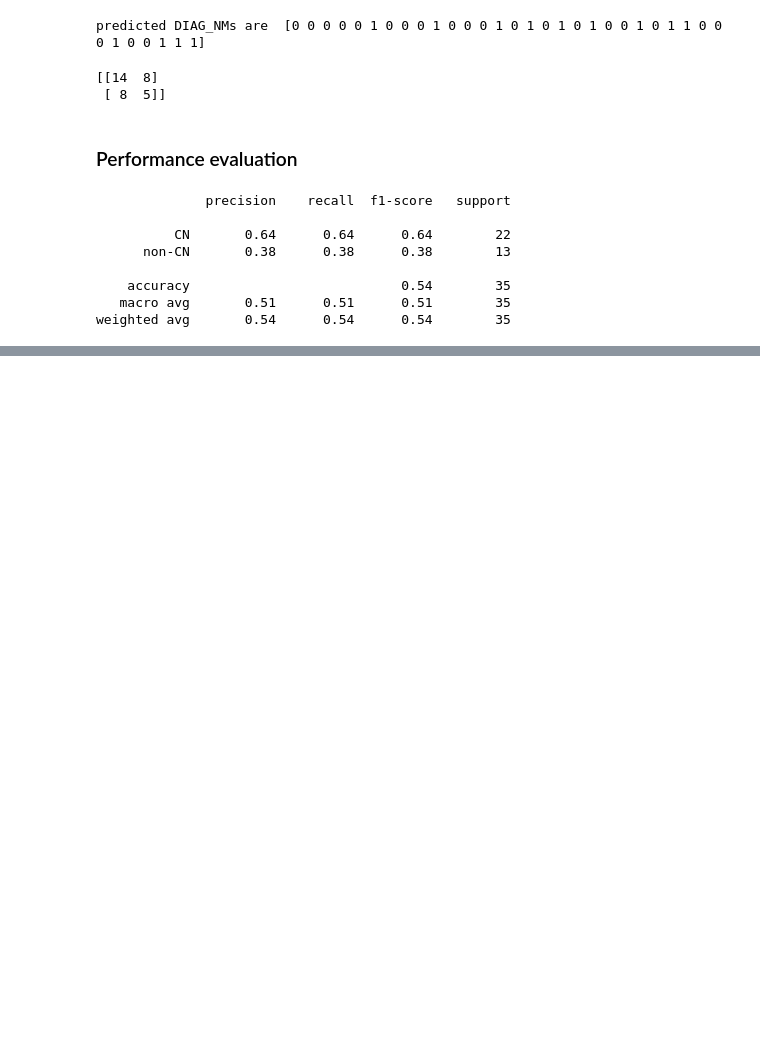
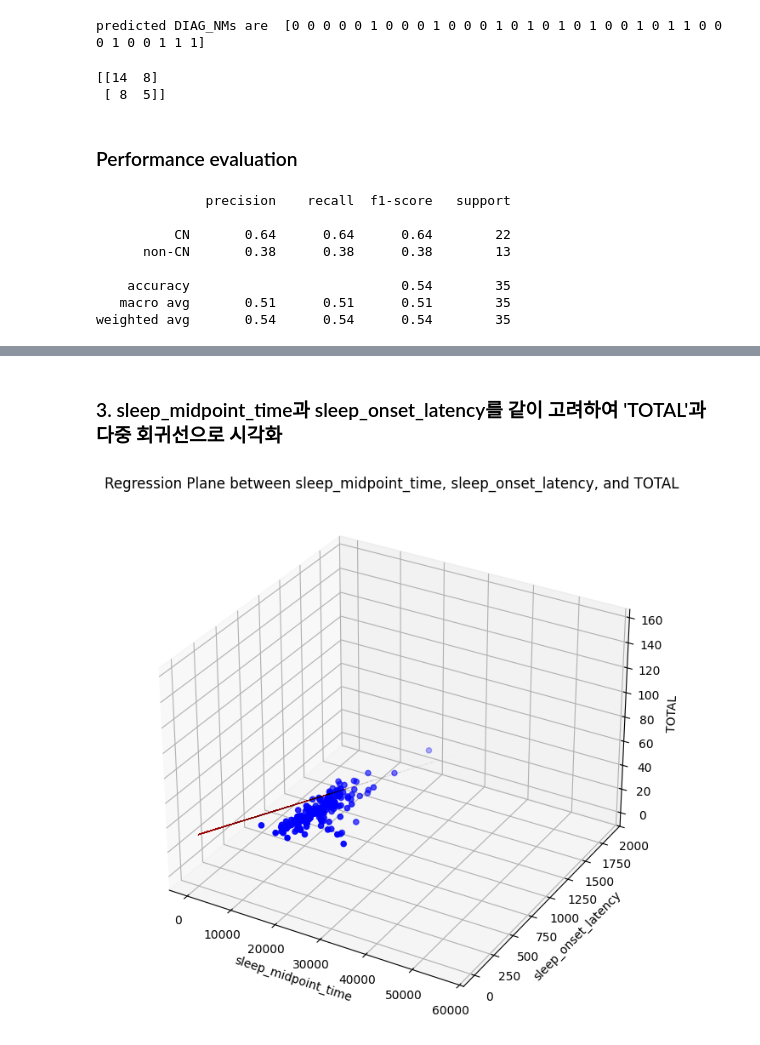
Before and after one commit to raewoo0908/INE2018, a Jupyter notebook: project.ipynb, the cells around one changed output, grey strips where cells are left out. Drawn from its saved outputs; the diff is of its cells as text; code cells hidden in the pictures; blank space fills up the shorter version.

```diff
--- a/project.ipynb
+++ b/project.ipynb
@@ -336,0 +505,33 @@ weighted avg       0.54      0.54      0.54        35
+# %% [markdown]
+### 3. sleep_midpoint_time과 sleep_onset_latency를 같이 고려하여 'TOTAL'과 다중 회귀선으로 시각화
+# %%
+# 'RAD'와 'TRACT' 값의 범위 설정
+x1 = np.linspace(data_cleaned['sleep_midpoint_time'].min(), data_cleaned['sleep_midpoint_time'].max(), 100, endpoint=True)
+x2 = np.linspace(data_cleaned['sleep_onset_latency'].min(), data_cleaned['sleep_onset_latency'].max(), 100, endpoint=True)
+
+# 그리드 생성
+X, Y = np.meshgrid(x, y)
+
+# 회귀식
+Z = 30.3816 + 0.0022 * X + (-0.0036) * Y
+
+# 3D 그래프 생성
+fig = plt.figure(figsize=(10, 8))
+ax = fig.add_subplot(111, projection = '3d')
+
+# scatter plot
+ax.scatter(data_cleaned['sleep_midpoint_time'], data_cleaned['sleep_onset_latency'], data_cleaned['TOTAL'], color='blue')
+
+# 회귀면 그리기
+ax.plot_surface(X, Y, Z, color='red', alpha=0.5)
+
+# 레이블 추가
+ax.set_xlabel('sleep_midpoint_time')
+ax.set_ylabel('sleep_onset_latency')
+ax.set_zlabel('TOTAL')
+ax.set_title('Regression Plane between sleep_midpoint_time, sleep_onset_latency, and TOTAL')
+
+# 그래프 출력
+plt.show()
+# %% [output]
+[figure, added]
```
Also changed, not shown: parts of 32 cells of this notebook.
